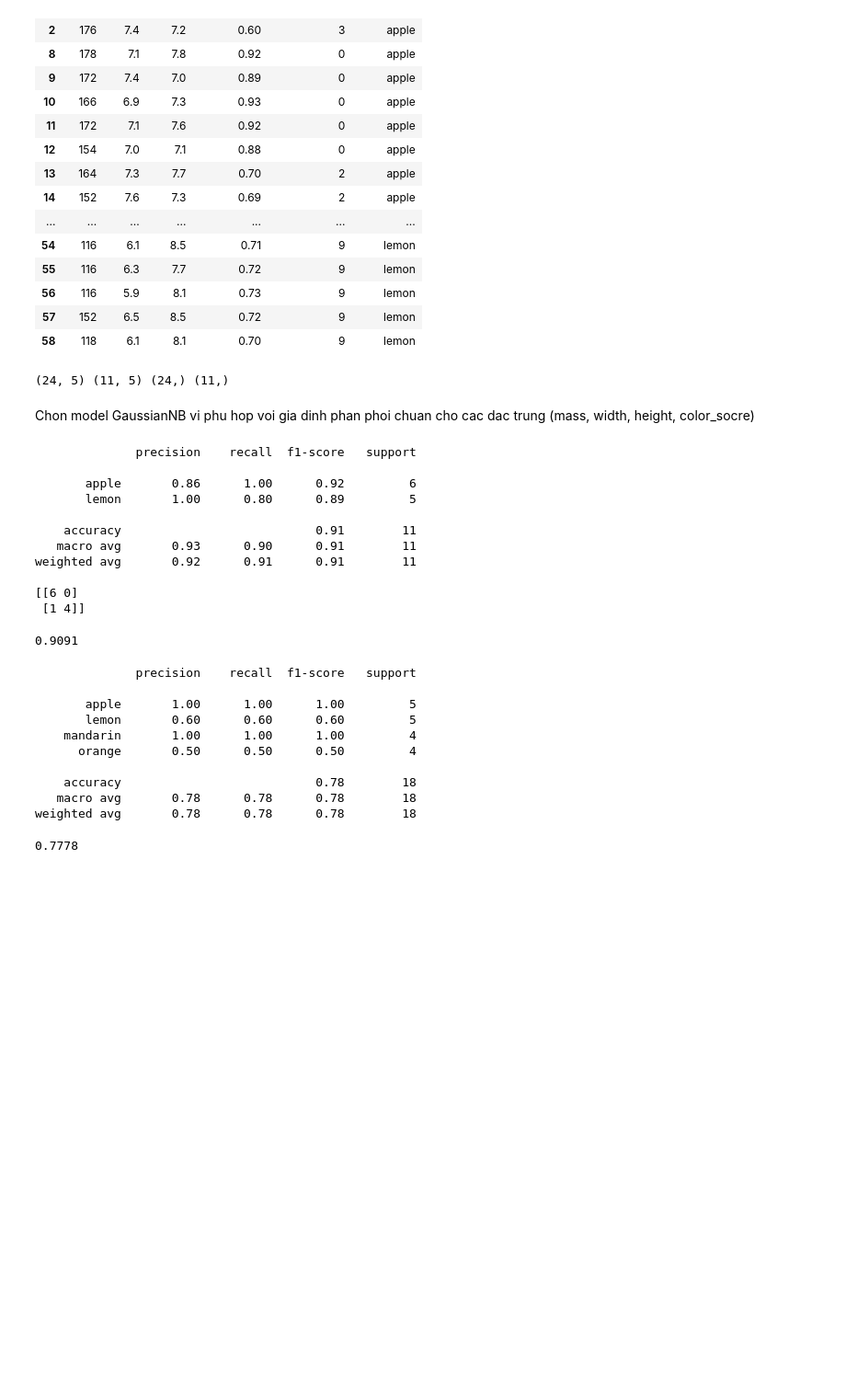
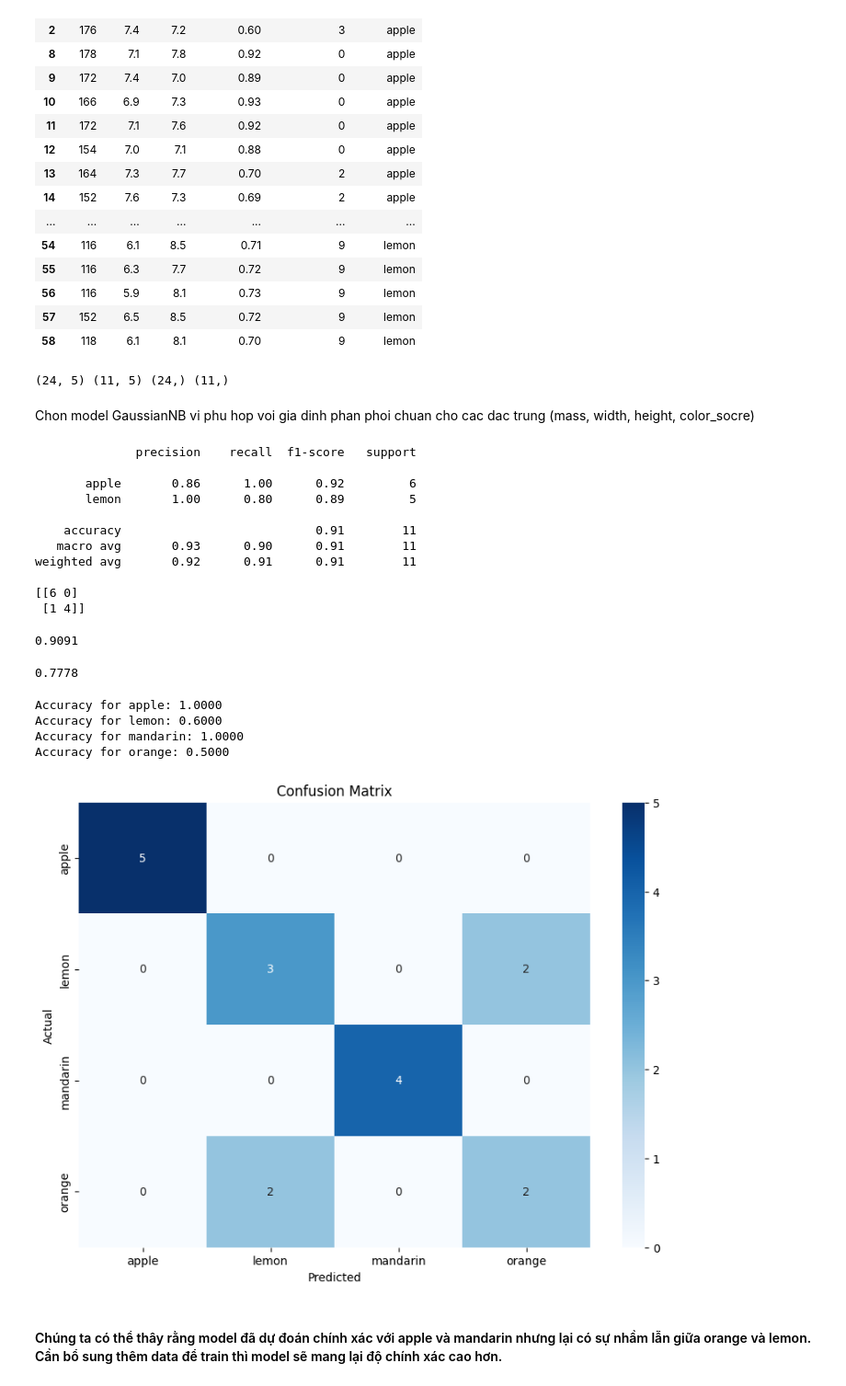
Before and after one commit to Daniz2k3/Python-For-Data-Science, a Jupyter notebook: lab3.ipynb, the cells around one changed output. Shown at 92% size. Cells and saved outputs as stored; diff of their text form; code cells hidden in the pictures; blank space fills up the shorter version.

```diff
--- a/lab3.ipynb
+++ b/lab3.ipynb
@@ -266,20 +266,39 @@ MNB = MultinomialNB(alpha=0, fit_prior=False, class_prior=None)
 MNB.fit(X_train, y_train)
 
 y_pred = MNB.predict(X_test)
-
-print(classification_report(y_test, y_pred))
-# %% [output]
-              precision    recall  f1-score   support
-
-       apple       1.00      1.00      1.00         5
-       lemon       0.60      0.60      0.60         5
-    mandarin       1.00      1.00      1.00         4
-      orange       0.50      0.50      0.50         4
-
-    accuracy                           0.78        18
-   macro avg       0.78      0.78      0.78        18
-weighted avg       0.78      0.78      0.78        18
 # %%
 print(f"{accuracy_score(y_test, y_pred):.4f}")
 # %% [output]
 0.7778
+# %%
+report = classification_report(y_test, y_pred, output_dict=True)
+
+# Extract and print the accuracy for each fruit
+for fruit, metrics in report.items():
+    if fruit in y_test.cat.categories:
+        print(f"Accuracy for {fruit}: {metrics['precision']:.4f}")
+# %% [output]
+Accuracy for apple: 1.0000
+Accuracy for lemon: 0.6000
+Accuracy for mandarin: 1.0000
+Accuracy for orange: 0.5000
+# %%
+from sklearn.metrics import confusion_matrix
+import seaborn as sns
+
+import matplotlib.pyplot as plt
+
+# Compute confusion matrix
+cm = confusion_matrix(y_test, y_pred, labels=y_test.cat.categories)
+
+# Plot confusion matrix
+plt.figure(figsize=(10, 7))
+sns.heatmap(cm, annot=True, fmt='d', cmap='Blues', xticklabels=y_test.cat.categories, yticklabels=y_test.cat.categories)
+plt.xlabel('Predicted')
+plt.ylabel('Actual')
+plt.title('Confusion Matrix')
+plt.show()
+# %% [output]
+[figure, added]
+# %% [markdown]
+#### Chúng ta có thể thây rằng model đã dự đoán chính xác với apple và mandarin nhưng lại có sự nhầm lẫn giữa orange và lemon. Cần bổ sung thêm data để train thì model sẽ mang lại độ chính xác cao hơn.
```
